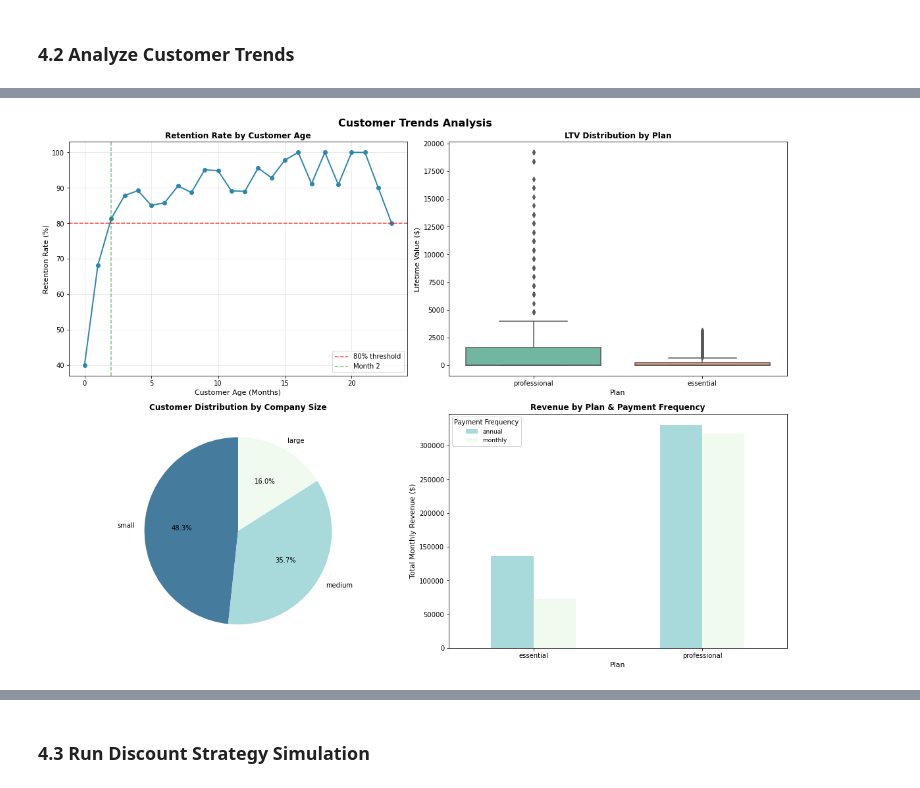
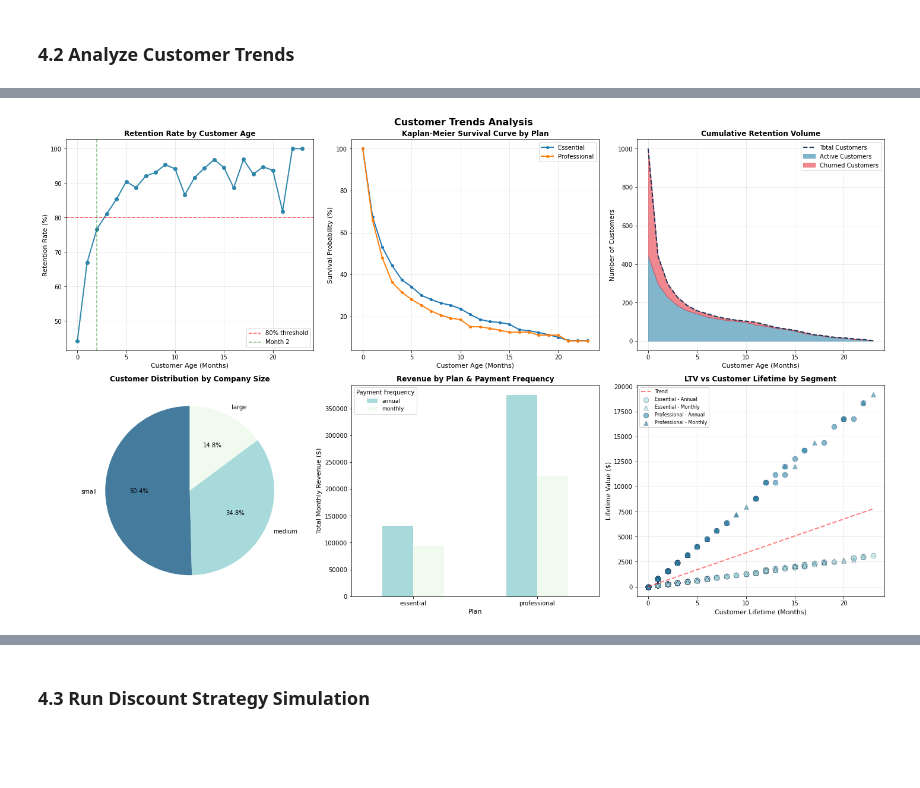
Before and after one commit to juileebhosale/Pricing_Strategy, a Jupyter notebook: Pricing_Strategy_mock_V2.ipynb, the cells around one changed output, grey strips where cells are left out. Cells and saved outputs as stored; diff of their text form; code cells hidden in the pictures; blank space fills up the shorter version.

Commit message:
Improved Customer Trend plots - Added survival plots

```diff
--- a/Pricing_Strategy_mock_V2.ipynb
+++ b/Pricing_Strategy_mock_V2.ipynb
@@ -487,7 +644,7 @@ print()
 print("5. Analyzing Customer Trends ...")
 # Visualize
 # Create customer trends visualizations
-fig, axes = plt.subplots(2, 2, figsize=(16, 12))
+fig, axes = plt.subplots(2, 3, figsize=(20, 12))
 fig.suptitle('Customer Trends Analysis', fontsize=16, fontweight='bold')
 
 # 1. Retention by Customer Age
@@ -502,22 +659,43 @@ axes[0, 0].set_title('Retention Rate by Customer Age', fontsize=12, fontweight='
 axes[0, 0].legend()
 axes[0, 0].grid(True, alpha=0.3)
 
-# 2. LTV Distribution by Plan
-ltv_by_plan = churn_data.groupby(['customer_id', 'plan'])['cumulative_revenue'].max()
-ltv_df = ltv_by_plan.reset_index()
-sns.boxplot(data=ltv_df, x='plan', y='cumulative_revenue', ax=axes[0, 1], palette='Set2')
-axes[0, 1].set_xlabel('Plan', fontsize=11)
-axes[0, 1].set_ylabel('Lifetime Value ($)', fontsize=11)
-axes[0, 1].set_title('LTV Distribution by Plan', fontsize=12, fontweight='bold')
+# 2. Kaplan-Meier Survival Curve by Plan
+survival_by_plan = simulator.calculate_survival_curve(segment_by='plan')
+for plan in survival_by_plan['plan'].unique():
+    plan_data = survival_by_plan[survival_by_plan['plan'] == plan]
+    axes[0, 1].plot(plan_data['customer_age'], plan_data['survival_prob'] * 100,
+                    marker='o', linewidth=2, markersize=4, label=plan.capitalize())
+axes[0, 1].set_xlabel('Customer Age (Months)', fontsize=11)
+axes[0, 1].set_ylabel('Survival Probability (%)', fontsize=11)
+axes[0, 1].set_title('Kaplan-Meier Survival Curve by Plan', fontsize=12, fontweight='bold')
+axes[0, 1].legend()
+axes[0, 1].grid(True, alpha=0.3)
 
-# 3. Customer Distribution by Company Size
+# 3. Cumulative Retention Volume
+cumulative_retention = simulator.calculate_cumulative_retention_volume()
+axes[0, 2].fill_between(cumulative_retention['customer_age'],
+                         0, cumulative_retention['active_customers'],
+                         alpha=0.6, color='#2E86AB', label='Active Customers')
+axes[0, 2].fill_between(cumulative_retention['customer_age'],
+                         cumulative_retention['active_customers'],
+                         cumulative_retention['total_customers'],
+                         alpha=0.6, color='#E63946', label='Churned Customers')
+axes[0, 2].plot(cumulative_retention['customer_age'], cumulative_retention['total_customers'],
+                linewidth=2, color='#1D3557', label='Total Customers', linestyle='--')
+axes[0, 2].set_xlabel('Customer Age (Months)', fontsize=11)
+axes[0, 2].set_ylabel('Number of Customers', fontsize=11)
+axes[0, 2].set_title('Cumulative Retention Volume', fontsize=12, fontweight='bold')
+axes[0, 2].legend()
+axes[0, 2].grid(True, alpha=0.3)
+
+# 4. Customer Distribution by Company Size
 size_dist = customers['company_size'].value_counts()
 colors_pie = ['#457B9D', '#A8DADC', '#F1FAEE']
 axes[1, 0].pie(size_dist.values, labels=size_dist.index, autopct='%1.1f%%',
                colors=colors_pie, startangle=90)
 axes[1, 0].set_title('Customer Distribution by Company Size', fontsize=12, fontweight='bold')
 
-# 4. Revenue by Plan and Payment Frequency
+# 5. Revenue by Plan and Payment Frequency
 revenue_summary = churn_data.groupby(['plan', 'payment_frequency'])['monthly_revenue'].sum()
 revenue_df = revenue_summary.reset_index()
 pivot_rev = revenue_df.pivot(index='plan', columns='payment_frequency', values='monthly_revenue')
@@ -528,6 +706,49 @@ axes[1, 1].set_title('Revenue by Plan & Payment Frequency', fontsize=12, fontwei
 axes[1, 1].tick_params(axis='x', rotation=0)
 axes[1, 1].legend(title='Payment Frequency', fontsize=9)
 
+# 6. LTV vs Customer Lifetime Scatter Plot
+# Prepare LTV data for scatter plot
+ltv_scatter_data = churn_data.groupby('customer_id').agg({
+    'cumulative_revenue': 'max',
+    'customer_age': 'max',
+    'plan': 'first',
+    'payment_frequency': 'first'
+}).reset_index()
+
+# Create scatter plot with different colors for plans and markers for payment frequency
+for plan in ltv_scatter_data['plan'].unique():
+    for payment in ltv_scatter_data['payment_frequency'].unique():
+        data_subset = ltv_scatter_data[(ltv_scatter_data['plan'] == plan) &
+                                       (ltv_scatter_data['payment_frequency'] == payment)]
+
+        color = '#2E86AB' if plan == 'professional' else '#A8DADC'
+        marker = 'o' if payment == 'annual' else '^'
+        size = 80 if payment == 'annual' else 60
+
+        axes[1, 2].scatter(data_subset['customer_age'],
+                          data_subset['cumulative_revenue'],
+                          c=color, marker=marker, s=size, alpha=0.6,
+                          label=f'{plan.capitalize()} - {payment.capitalize()}',
+                          edgecolors='#1D3557', linewidth=0.5)
+
+axes[1, 2].set_xlabel('Customer Lifetime (Months)', fontsize=11)
+axes[1, 2].set_ylabel('Lifetime Value ($)', fontsize=11)
+axes[1, 2].set_title('LTV vs Customer Lifetime by Segment', fontsize=12, fontweight='bold')
+axes[1, 2].legend(fontsize=9, loc='upper left')
+axes[1, 2].grid(True, alpha=0.3)
+
+# Add trend line
+from scipy import stats
+x_all = ltv_scatter_data['customer_age'].values
+y_all = ltv_scatter_data['cumulative_revenue'].values
+slope, intercept, r_value, p_value, std_err = stats.linregress(x_all, y_all)
+line_x = np.array([x_all.min(), x_all.max()])
+line_y = slope * line_x + intercept
+axes[1, 2].plot(line_x, line_y, 'r--', alpha=0.5, linewidth=2, label=f'Trend')
+axes[1, 2].legend(fontsize=8, loc='upper left')
+
+
+
 plt.tight_layout()
 plt.show()
 # %% [output]
@@ -546,6 +767,6 @@ plt.show()
 ... (9 lines left out)
 
 4. Calculating LTV by customer segment...
 
 5. Analyzing Customer Trends ...
-[figure, old version]
+[figure, new version]
```
Also changed, not shown: parts of 5 cells of this notebook.
